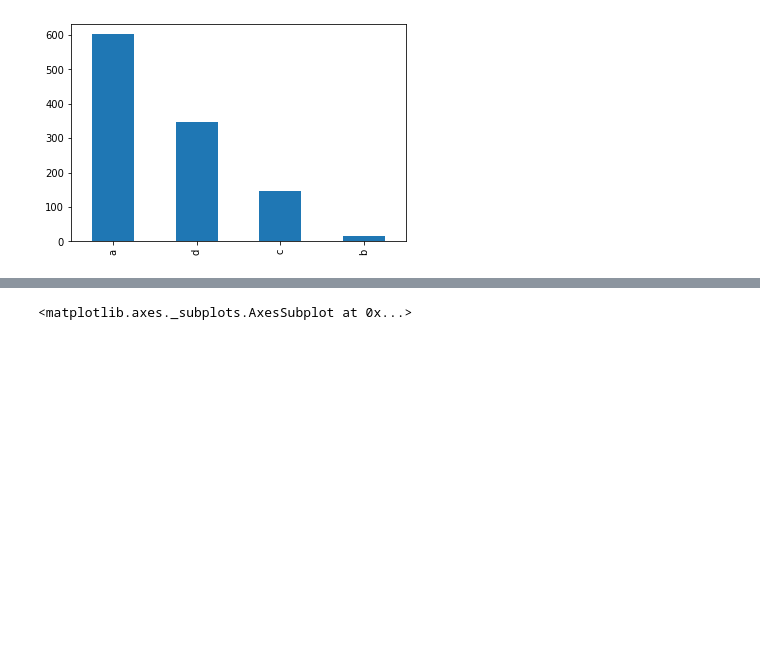
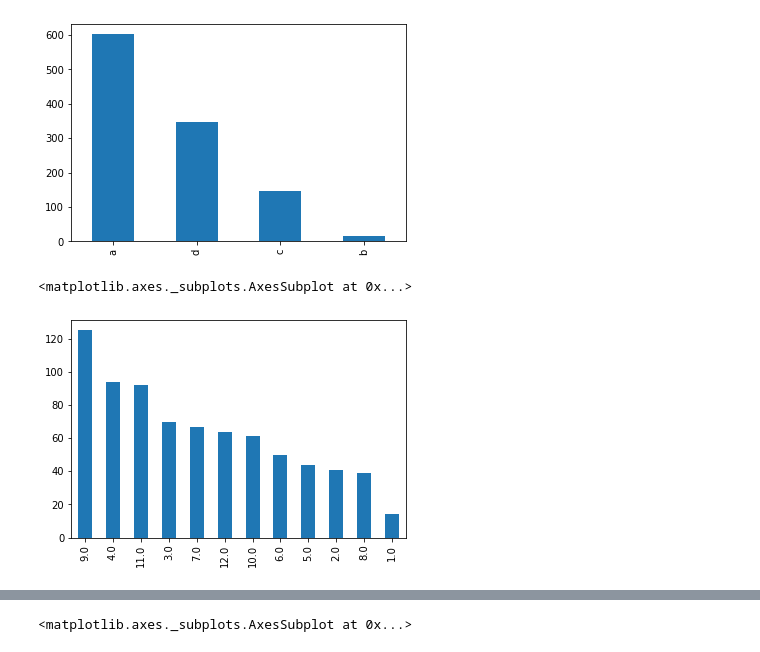
Before and after one commit to DrKamaleshR/Supervised-ML-regression, a Jupyter notebook: Rossmann_Sales_Prediction_Capstone_Project.ipynb, the cells around one changed output, grey strips where cells are left out. Saved outputs shown, nothing was run; the diff lists cells and outputs as text; code cells hidden in the pictures; blank space fills up the shorter version.

```diff
--- a/Rossmann_Sales_Prediction_Capstone_Project.ipynb
+++ b/Rossmann_Sales_Prediction_Capstone_Project.ipynb
@@ -348,3 +385,8 @@ store_df['StoreType'].value_counts().plot(kind='bar')
 # %% [output]
 <matplotlib.axes._subplots.AxesSubplot at 0x...>
 [figure]
+# %%
+store_df['CompetitionOpenSinceMonth'].value_counts().plot(kind='bar')
+# %% [output]
+<matplotlib.axes._subplots.AxesSubplot at 0x...>
+[figure, added]
```
Also changed, not shown: parts of 26 cells of this notebook.
